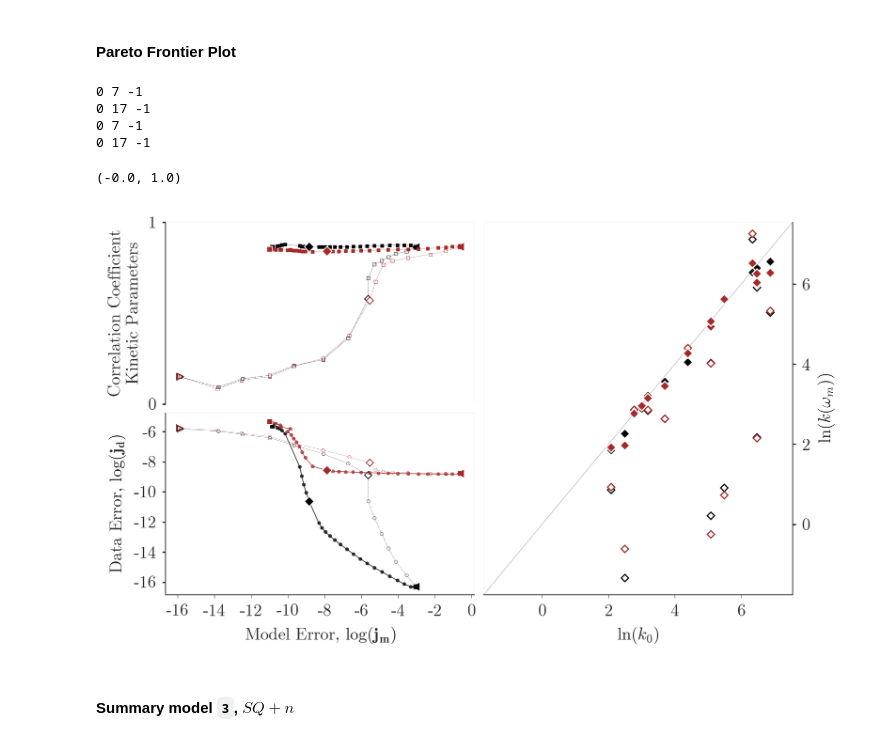
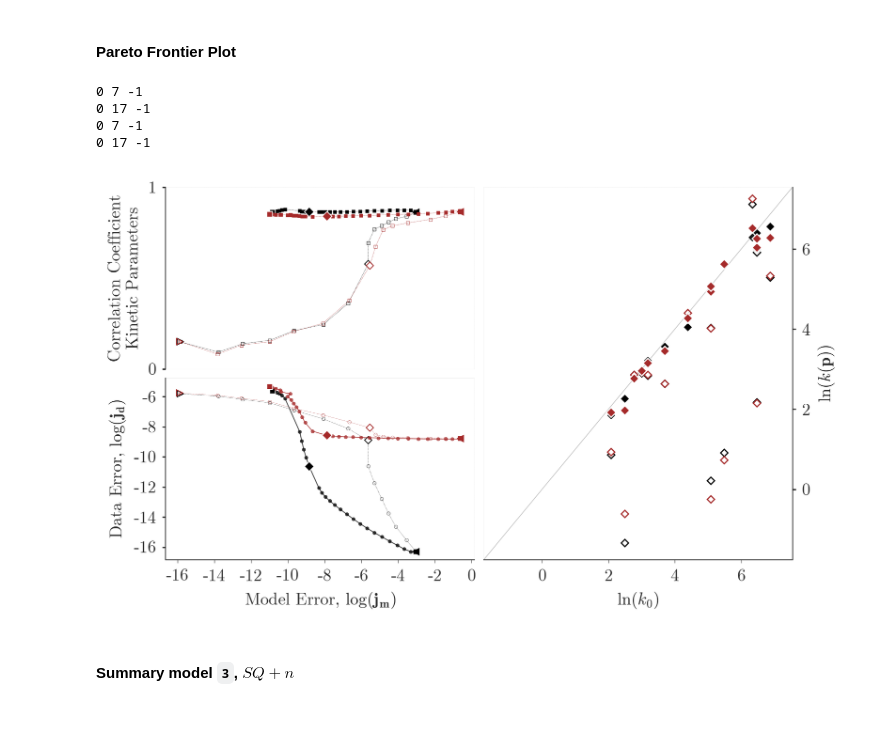
Before and after one commit to gusmaogabriels/kinn, a Jupyter notebook: paper/kinn_plotsgen_reg.ipynb, the cells around one changed output. Cells and saved outputs as stored; diff of their text form; code cells hidden in the pictures.

```diff
--- a/paper/kinn_plotsgen_reg.ipynb
+++ b/paper/kinn_plotsgen_reg.ipynb
@@ -647,38 +647,37 @@ axs[0].spines['top'].set_linewidth(0.025)
 axs[0].spines['top'].set_linestyle("dashed")
 axs[0].spines['right'].set_linewidth(0.025)
 axs[0].spines['right'].set_linestyle("dashed")
 axs[1].spines['top'].set_linewidth(0.025)
 axs[1].spines['top'].set_linestyle("dashed")
 axs[1].spines['right'].set_linewidth(0.025)
 axs[1].spines['right'].set_linestyle("dashed")
 axs[1].spines['bottom'].set_linewidth(0.025)
 axs[1].spines['bottom'].set_linestyle("dashed")
 axs[2].spines['top'].set_linewidth(0.025)
 axs[2].spines['top'].set_linestyle("dashed")
 axs[2].spines['left'].set_linewidth(0.025)
 axs[2].spines['left'].set_linestyle("dashed")
 
-axs[2].set_ylabel('$\ln(k(\omega_m))$')
+axs[2].set_ylabel('$\ln(k(\mathbf{p}))$')
 axs[2].set_xlabel('$\ln(k_0)$')
 
 
 axs[2].tick_params(labelbottom=True, labelright=True)
 axs[2].yaxis.tick_right()
 axs[2].yaxis.set_label_position("right")
 axs[1].tick_params(bottom=False,top=False,labelbottom=False, labeltop=False,labelleft=True,labelright=False)
 axs[2].tick_params(top=False,labelbottom=True, labeltop=False,labelleft=False,labelright=True)
 axs[1].yaxis.set_label_position("left")
 axs[1].yaxis.tick_left()
 axs[1].set_ylim([-0.00,1.00])
-#plt.savefig('latex/figures/pareto.pdf',dpi=300,bbox_inches='tight')
-#plt.savefig('latex/figures/pareto.svg',dpi=1000,bbox_inches='tight')
+plt.savefig('latex_reg/figures/pareto_source.pdf',dpi=300,bbox_inches='tight')
+plt.savefig('latex_reg/figures/pareto_source.svg',dpi=1000,bbox_inches='tight')
 # %% [output]
 0 7 -1
 0 17 -1
 0 7 -1
 0 17 -1
-(-0.0, 1.0)
-[figure, old version]
+[figure, new version]
 # %% [markdown]
 #### Summary model `3`, $SQ+n$
 # %%
```
Also changed, not shown: parts of 5 cells of this notebook, 1 other file.
